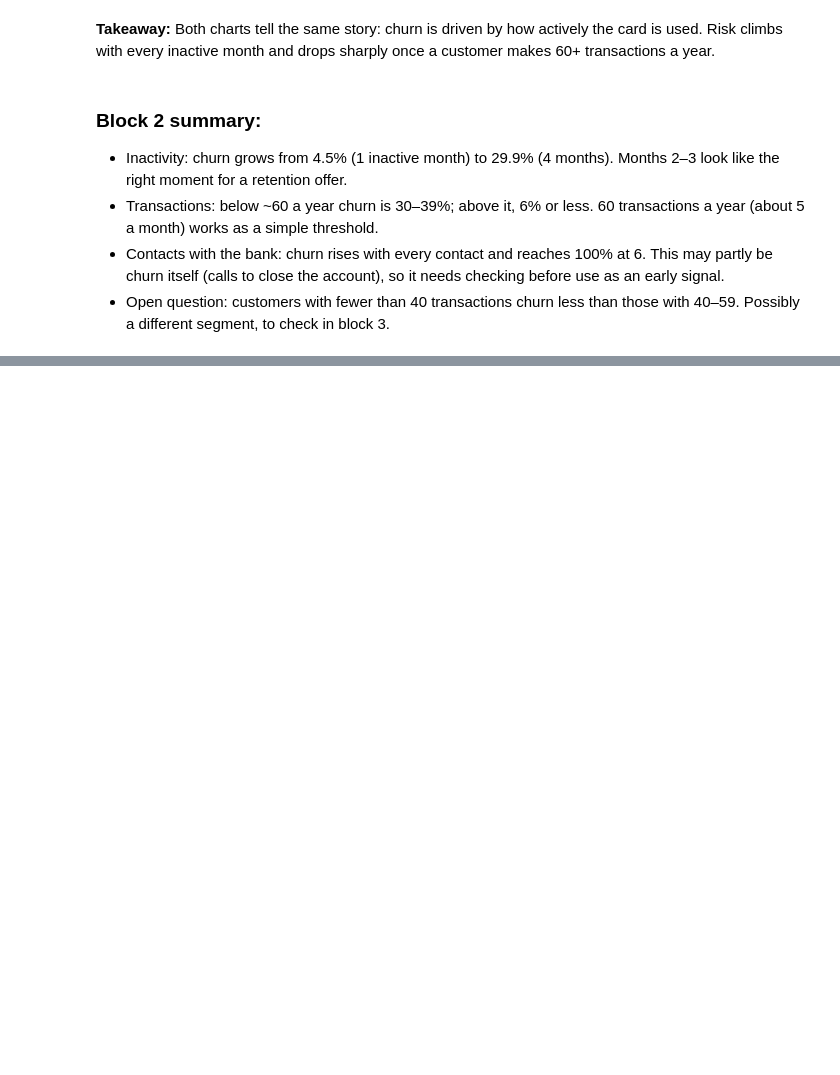
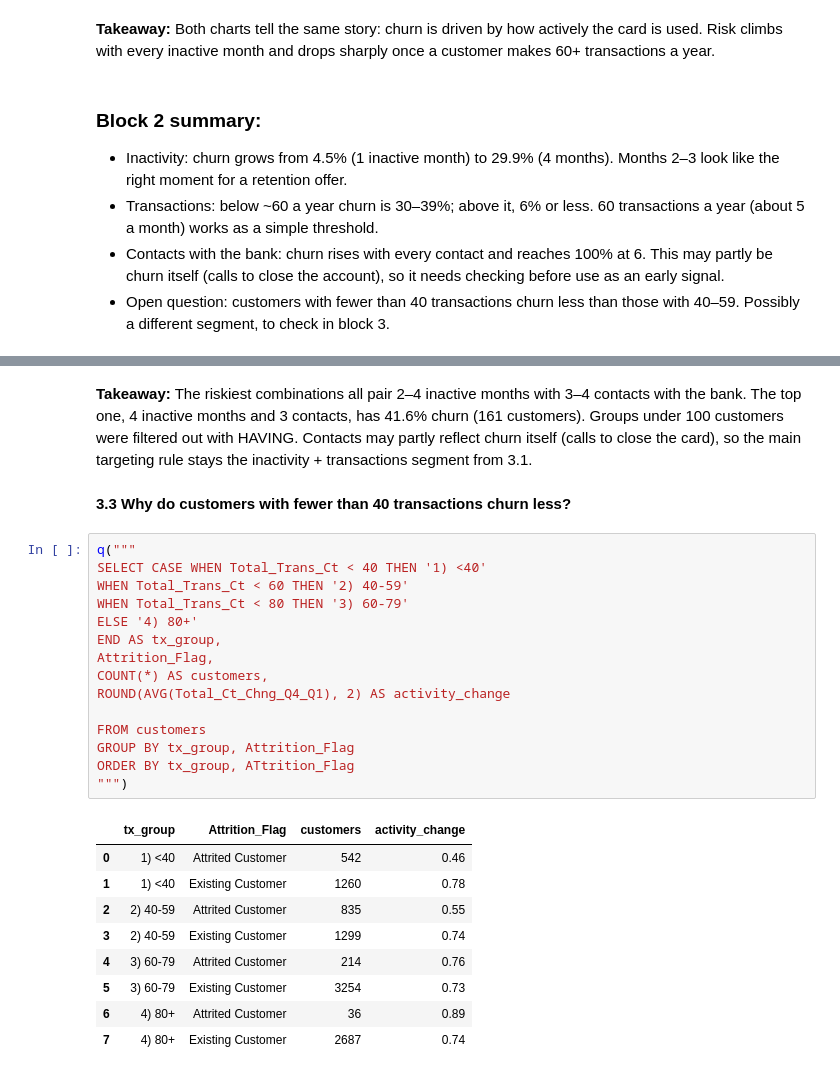
Before and after one commit to SolodovnikA/credit-card-analytics, a Jupyter notebook: credit_card_analytics.ipynb, the cells around one changed output, grey strips where cells are left out. Drawn from its saved outputs; the diff is of its cells as text; blank space fills up the shorter version.

Commit message:
Add block 3: segments

```diff
--- a/credit_card_analytics.ipynb
+++ b/credit_card_analytics.ipynb
@@ -284,0 +330,29 @@ plt.show()
+# %% [markdown]
+**Takeaway:** The riskiest combinations all pair 2–4 inactive months with 3–4 contacts with the bank. The top one, 4 inactive months and 3 contacts, has 41.6% churn (161 customers). Groups under 100 customers were filtered out with HAVING. Contacts may partly reflect churn itself (calls to close the card), so the main targeting rule stays the inactivity + transactions segment from 3.1.
+# %% [markdown]
+**3.3 Why do customers with fewer than 40 transactions churn less?**
+# %%
+q("""
+SELECT CASE WHEN Total_Trans_Ct < 40 THEN '1) <40'
+WHEN Total_Trans_Ct < 60 THEN '2) 40-59'
+WHEN Total_Trans_Ct < 80 THEN '3) 60-79'
+ELSE '4) 80+'
+END AS tx_group,
+Attrition_Flag,
+COUNT(*) AS customers,
+ROUND(AVG(Total_Ct_Chng_Q4_Q1), 2) AS activity_change
+
+FROM customers
+GROUP BY tx_group, Attrition_Flag
+ORDER BY tx_group, ATtrition_Flag
+""")
+# %% [output]
+|  | tx_group | Attrition_Flag | customers | activity_change |
+| 0 | 1) <40 | Attrited Customer | 542 | 0.46 |
+| 1 | 1) <40 | Existing Customer | 1260 | 0.78 |
+| 2 | 2) 40-59 | Attrited Customer | 835 | 0.55 |
+| 3 | 2) 40-59 | Existing Customer | 1299 | 0.74 |
+| 4 | 3) 60-79 | Attrited Customer | 214 | 0.76 |
+| 5 | 3) 60-79 | Existing Customer | 3254 | 0.73 |
+| 6 | 4) 80+ | Attrited Customer | 36 | 0.89 |
+| 7 | 4) 80+ | Existing Customer | 2687 | 0.74 |
```
Also changed, not shown: parts of 8 cells of this notebook.
